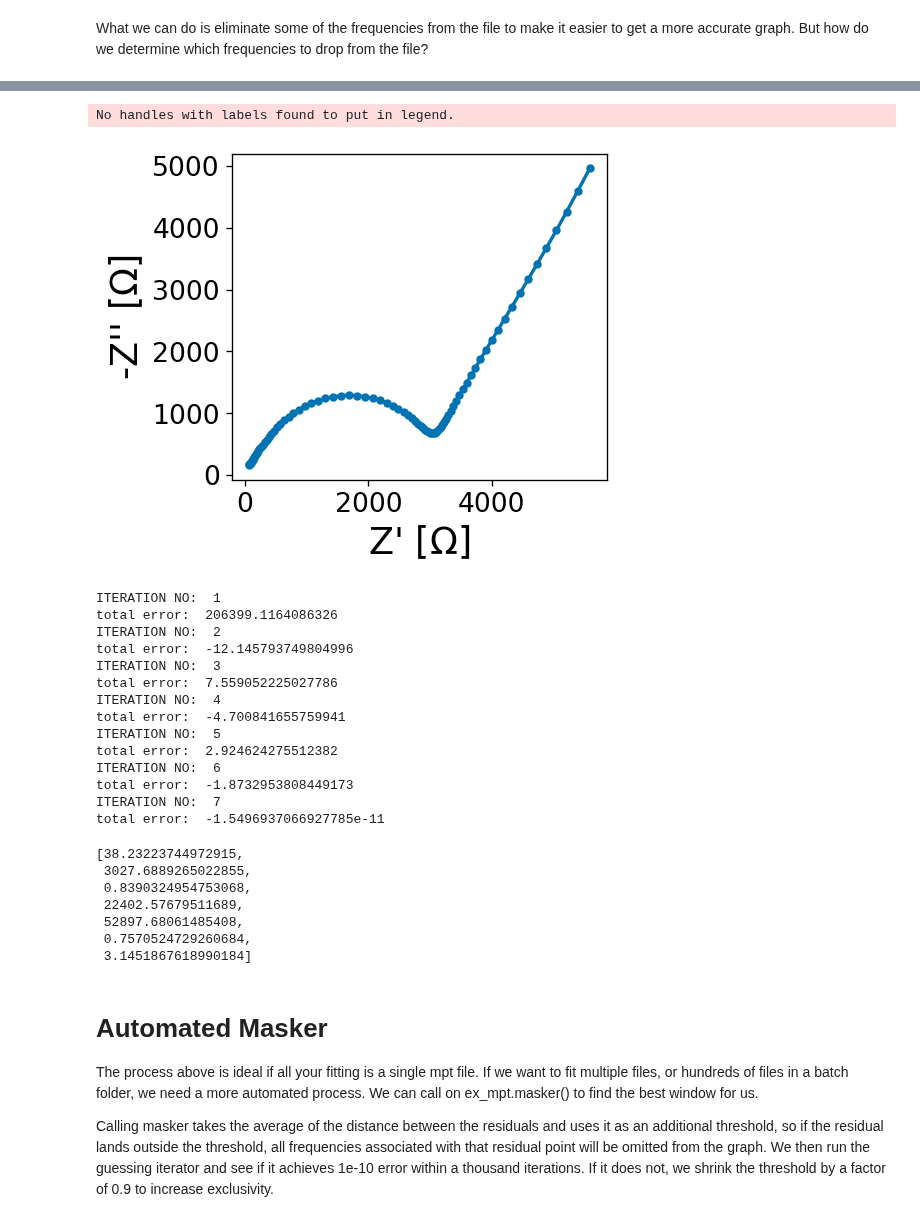
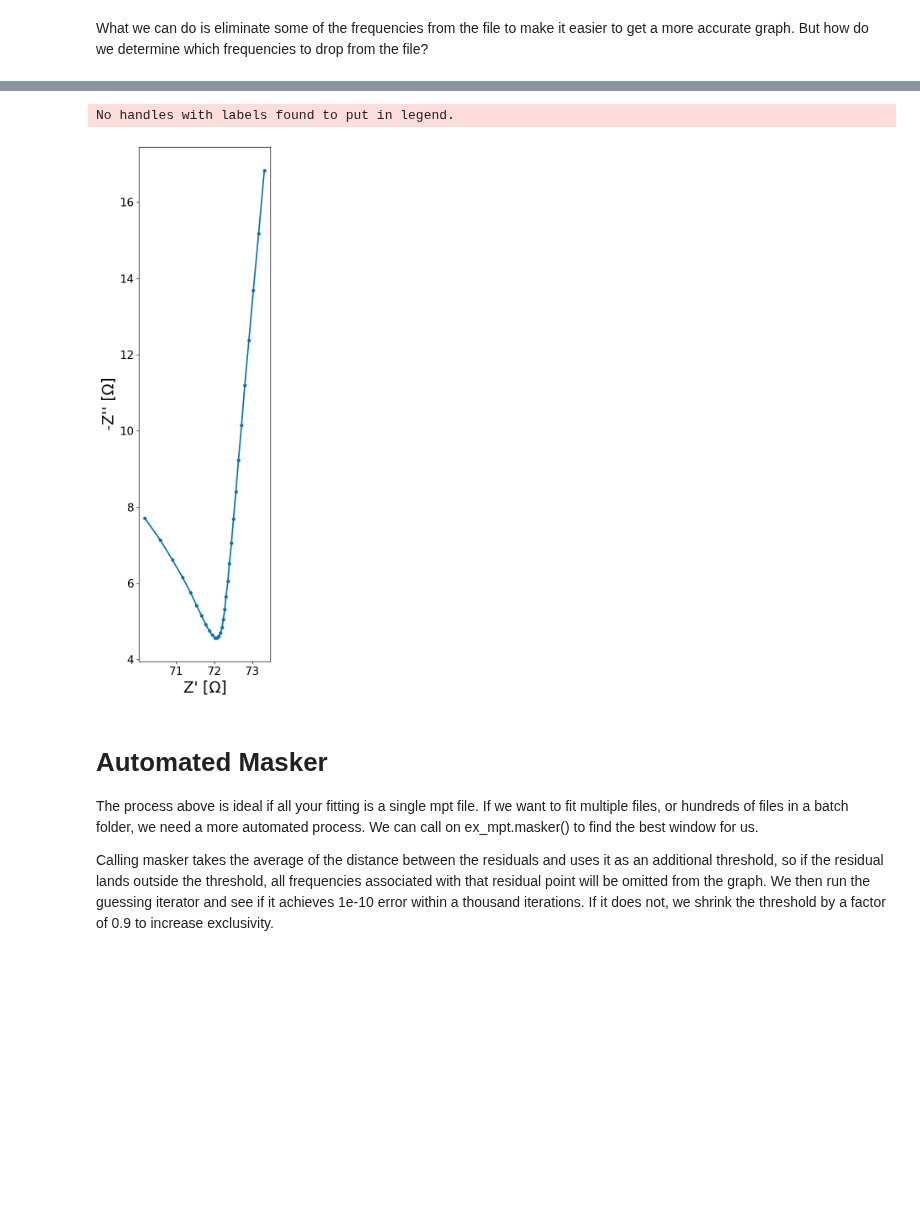
Before and after one commit to WildcatDiscovery/Kyler_Speed_Circuit, a Jupyter notebook: python_notebooks/masking_the_data.ipynb, the cells around one changed output, grey strips where cells are left out. Saved outputs shown, nothing was run; the diff lists cells and outputs as text; code cells hidden in the pictures; blank space fills up the shorter version.

Commit message:
a bunch of errors

```diff
--- a/python_notebooks/masking_the_data.ipynb
+++ b/python_notebooks/masking_the_data.ipynb
@@ -80,47 +35,14 @@ cycle || No. RC-elements ||   u
 # %%
 #Notice how the graph shows log(f) not f. We must translate back
 #so instead of 1.75 and 6, we must insert 10**1.75 and 10**6
-manual_masked_mpt = ex_mpt.manual_mask(10**6, 10**1.75)
-manual_masked_mpt.set_new_gph_dims(8,8)
-manual_masked_mpt.mpt_plot()
+masked_mpt = mpt_data(path,data, mask = [10**5.5, 10**4])
+#masked_mpt.guesser(Rs_guess = 1, R_guess = 1, n_guess = 0.8, fs_guess = 1, R2_guess = 1, n2_guess = 0.8, fs2_guess = 0.2)
-# %% [output]
-No handles with labels found to put in legend.
-[figure, removed]
-# %%
-#Same initial coefficients
-Rs_guess = 40
-
-R_guess = 2959
-n_guess = 0.8
-fs_guess = 23023
-
-R2_guess = 258738
-n2_guess = 0.8
-fs2_guess = 0.2
-
-manual_masked_mpt.guesser(Rs_guess,R_guess,n_guess,fs_guess,R2_guess,n2_guess,fs2_guess)
-# %% [output]
-ITERATION NO:  1
-total error:  206399.1164086326
-ITERATION NO:  2
-total error:  -12.145793749804996
-ITERATION NO:  3
-total error:  7.559052225027786
-ITERATION NO:  4
-total error:  -4.700841655759941
-ITERATION NO:  5
-total error:  2.924624275512382
-ITERATION NO:  6
-total error:  -1.8732953808449173
-ITERATION NO:  7
-total error:  -1.5496937066927785e-11
-[38.23223744972915,
- 3027.6889265022855,
- 0.8390324954753068,
- 22402.57679511689,
- 52897.68061485408,
- 0.7570524729260684,
- 3.1451867618990184]
+# %%
+masked_mpt.set_new_gph_dims(20,30)
+masked_mpt.mpt_plot()
+# %% [output]
+No handles with labels found to put in legend.
+[figure, added]
 # %% [markdown]
 # Automated Masker
 
```
Also changed, not shown: parts of 15 cells of this notebook, 5 other files.
